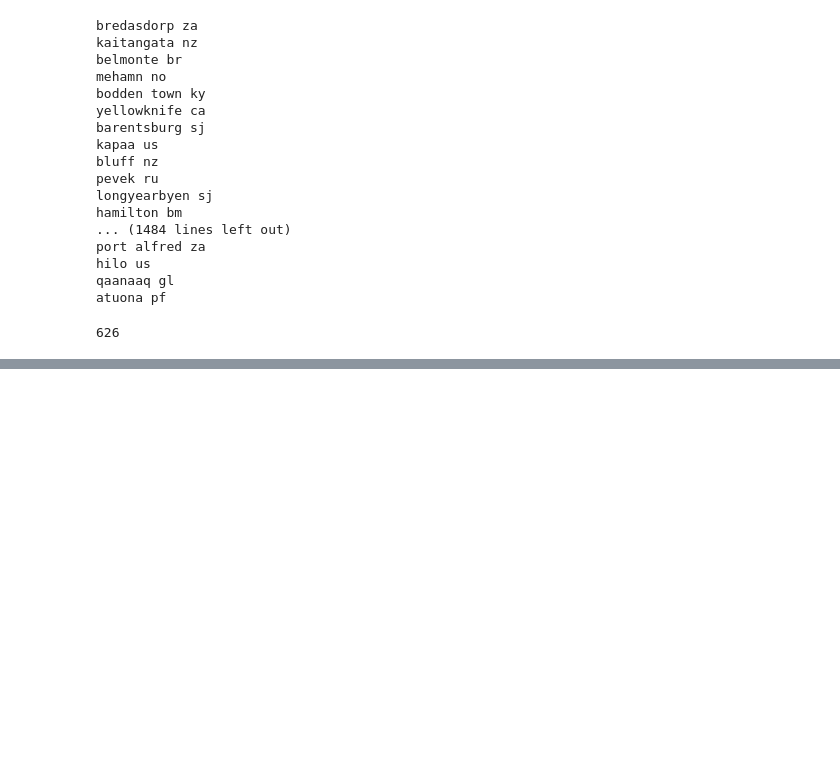
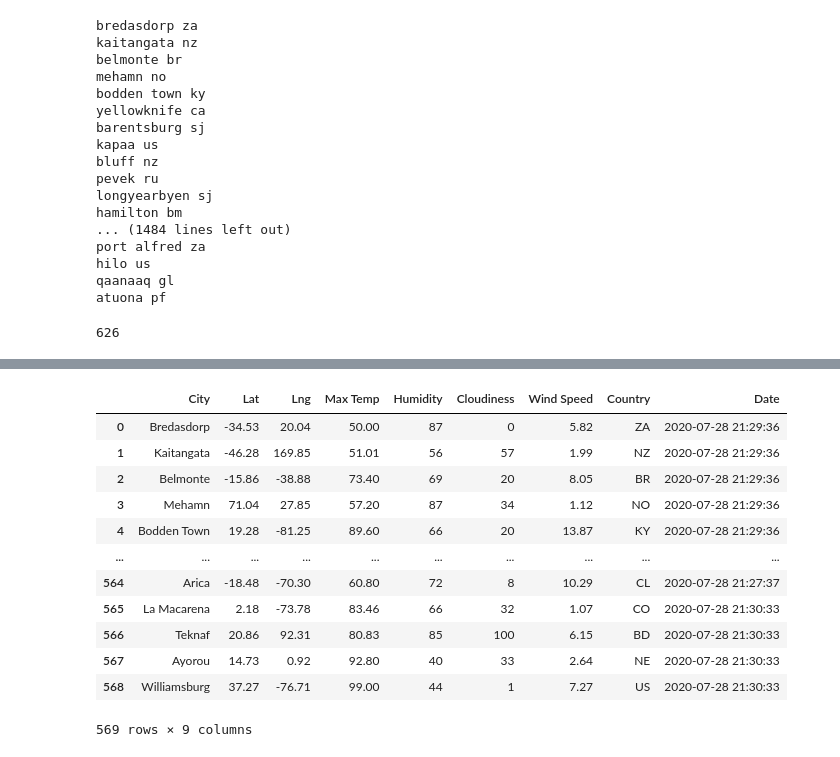
Before and after one commit to maryamatif/World_Weather_Analysis, a Jupyter notebook: WeatherPy.ipynb, the cells around one changed output, grey strips where cells are left out. Drawn from its saved outputs; the diff is of its cells as text; code cells hidden in the pictures; blank space fills up the shorter version.

```diff
--- a/WeatherPy.ipynb
+++ b/WeatherPy.ipynb
@@ -56,0 +63,4 @@ len(cities)
+# %%
+# Starting URL for Weather Map API Call.
+url = "http://api.openweathermap.org/data/2.5/weather?units=Imperial&APPID=" + weather_api_key
+print(url)
@@ -56,0 +69,4 @@ len(cities)
+# %%
+# Create an endpoint URL for a city.
+city_url = url + "&q=" + "Boston"
+print(city_url)
@@ -56,0 +154,18 @@ len(cities)
+# %%
+# Convert the array of dictionaries to a Pandas DataFrame.
+city_data_df = pd.DataFrame(city_data)
+city_data_df
+# %% [output]
+|  | City | Lat | Lng | Max Temp | Humidity | Cloudiness | Wind Speed | Country | Date |
+| 0 | Bredasdorp | -34.53 | 20.04 | 50.00 | 87 | 0 | 5.82 | ZA | 2020-07-28 21:29:36 |
+| 1 | Kaitangata | -46.28 | 169.85 | 51.01 | 56 | 57 | 1.99 | NZ | 2020-07-28 21:29:36 |
+| 2 | Belmonte | -15.86 | -38.88 | 73.40 | 69 | 20 | 8.05 | BR | 2020-07-28 21:29:36 |
+| 3 | Mehamn | 71.04 | 27.85 | 57.20 | 87 | 34 | 1.12 | NO | 2020-07-28 21:29:36 |
+| 4 | Bodden Town | 19.28 | -81.25 | 89.60 | 66 | 20 | 13.87 | KY | 2020-07-28 21:29:36 |
+| ... | ... | ... | ... | ... | ... | ... | ... | ... | ... |
+| 564 | Arica | -18.48 | -70.30 | 60.80 | 72 | 8 | 10.29 | CL | 2020-07-28 21:27:37 |
+| 565 | La Macarena | 2.18 | -73.78 | 83.46 | 66 | 32 | 1.07 | CO | 2020-07-28 21:30:33 |
+| 566 | Teknaf | 20.86 | 92.31 | 80.83 | 85 | 100 | 6.15 | BD | 2020-07-28 21:30:33 |
+| 567 | Ayorou | 14.73 | 0.92 | 92.80 | 40 | 33 | 2.64 | NE | 2020-07-28 21:30:33 |
+| 568 | Williamsburg | 37.27 | -76.71 | 99.00 | 44 | 1 | 7.27 | US | 2020-07-28 21:30:33 |
+569 rows × 9 columns
```
Also changed, not shown: parts of 7 cells of this notebook, 3 other files.
